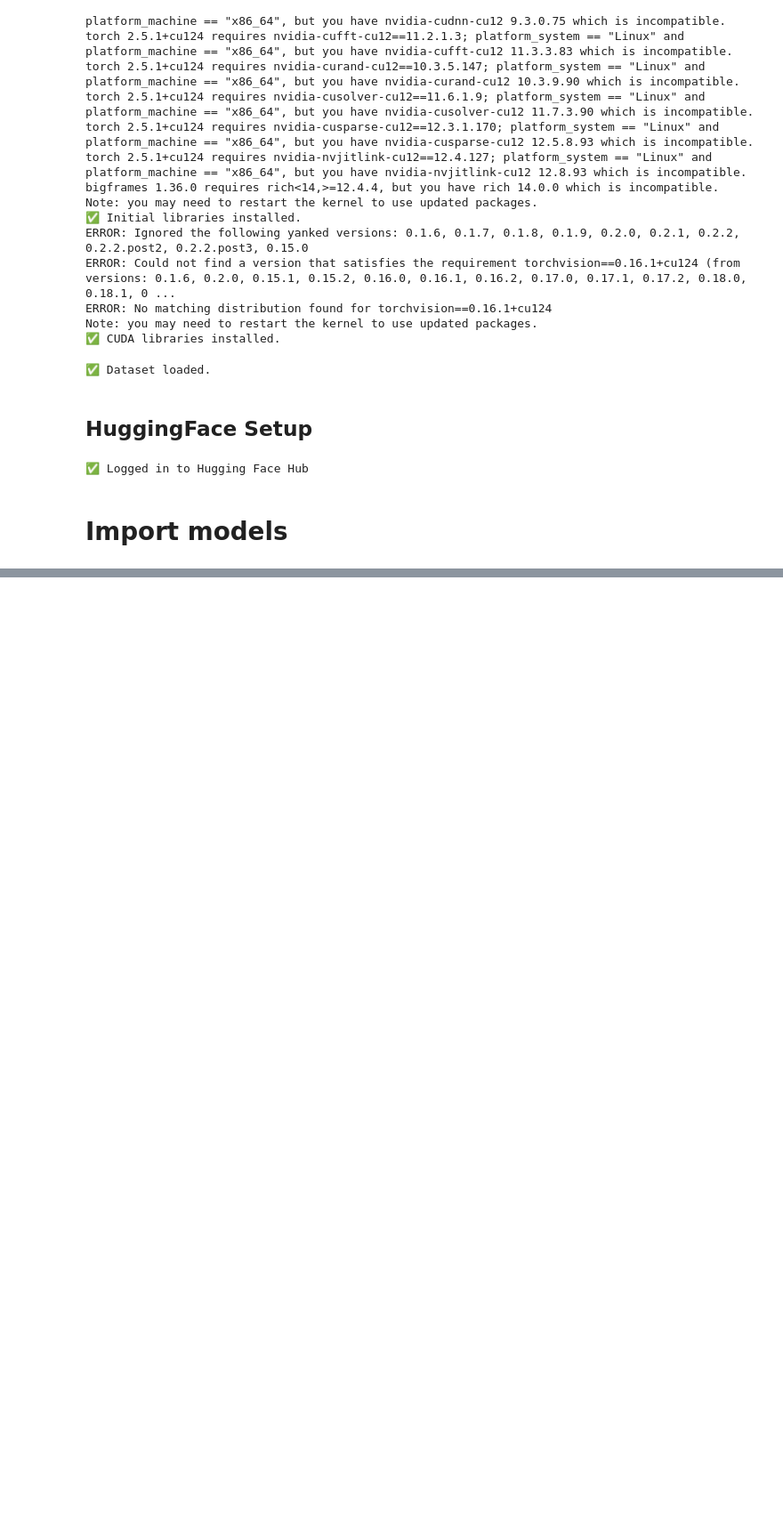
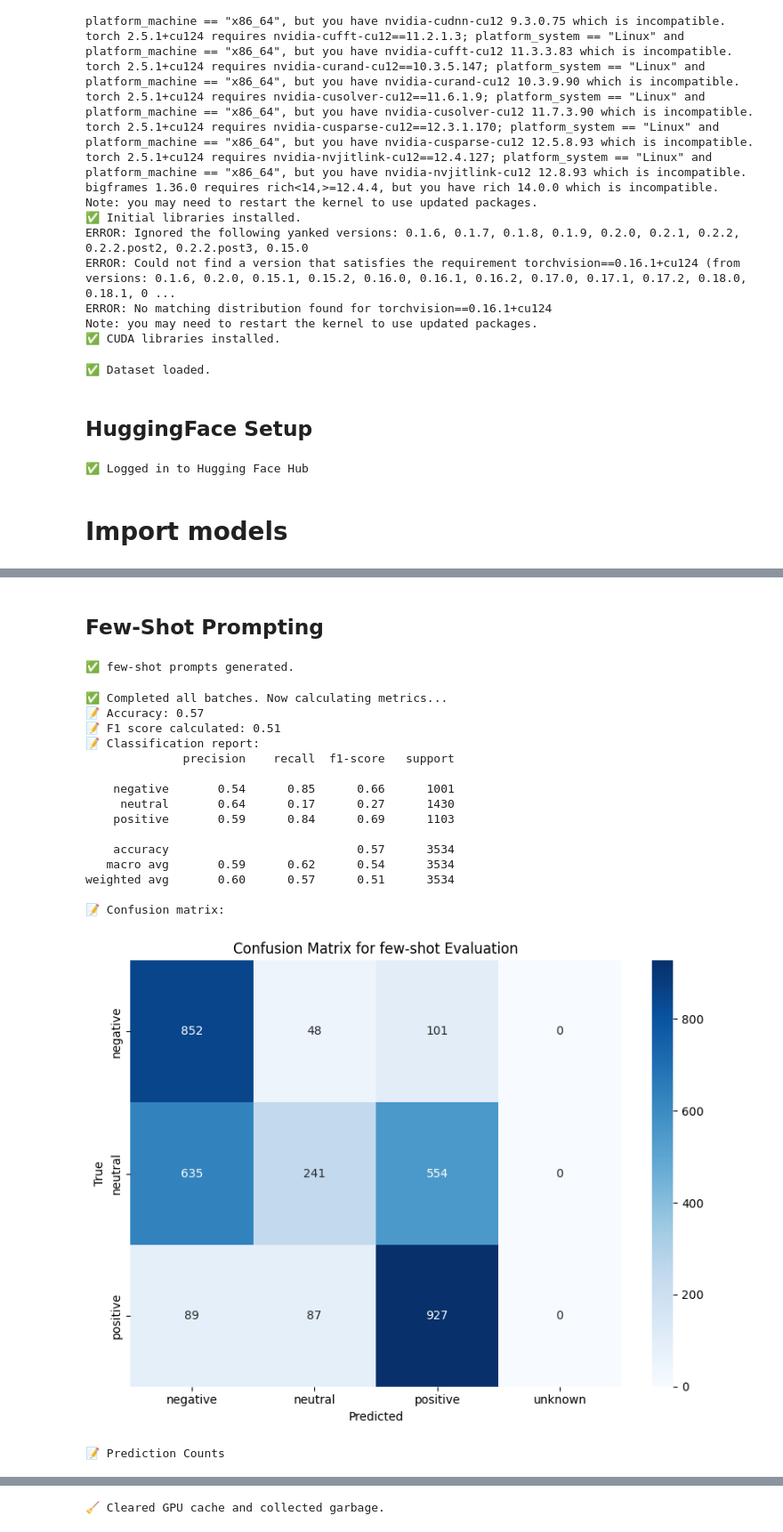
Before and after one commit to rtweera/code-ft, a Jupyter notebook: training/SFT/Tweets/accuracy_metrics.ipynb, the cells around one changed output, grey strips where cells are left out. Shown at 89% size. Saved outputs shown, nothing was run; the diff lists cells and outputs as text; code cells hidden in the pictures; blank space fills up the shorter version.

```diff
--- a/training/SFT/Tweets/accuracy_metrics.ipynb
+++ b/training/SFT/Tweets/accuracy_metrics.ipynb
@@ -257,0 +335,23 @@ weighted avg       0.58      0.53      0.46       500
+# %% [markdown]
+## Few-Shot Prompting
+# %%
+evaluate_base_model(base_tokenizer, base_model, dataset['test'], eval_type='few-shot')
+# %% [output]
+✅ few-shot prompts generated.
+✅ Completed all batches. Now calculating metrics...
+📝 Accuracy: 0.57
+📝 F1 score calculated: 0.51
+📝 Classification report:
+              precision    recall  f1-score   support
+
+    negative       0.54      0.85      0.66      1001
+     neutral       0.64      0.17      0.27      1430
+    positive       0.59      0.84      0.69      1103
+
+    accuracy                           0.57      3534
+   macro avg       0.59      0.62      0.54      3534
+weighted avg       0.60      0.57      0.51      3534
+
+📝 Confusion matrix:
+[figure, added]
+📝 Prediction Counts
@@ -257,0 +359 @@ weighted avg       0.58      0.53      0.46       500
+🧹 Cleared GPU cache and collected garbage.
```
Also changed, not shown: parts of 15 cells of this notebook.
